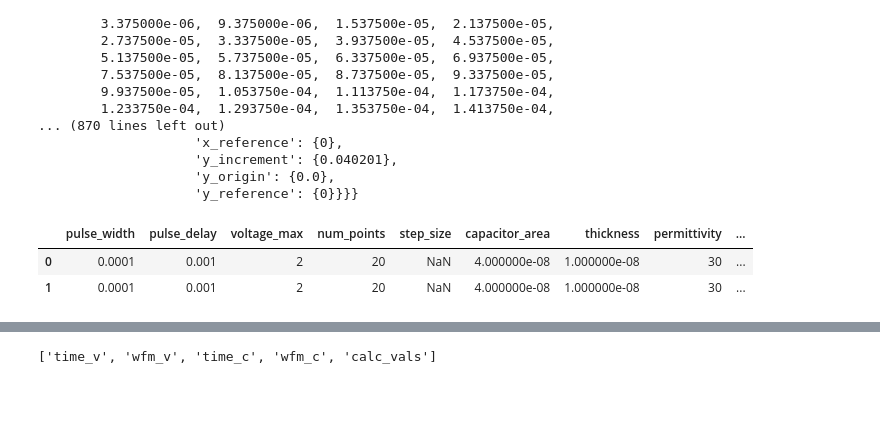
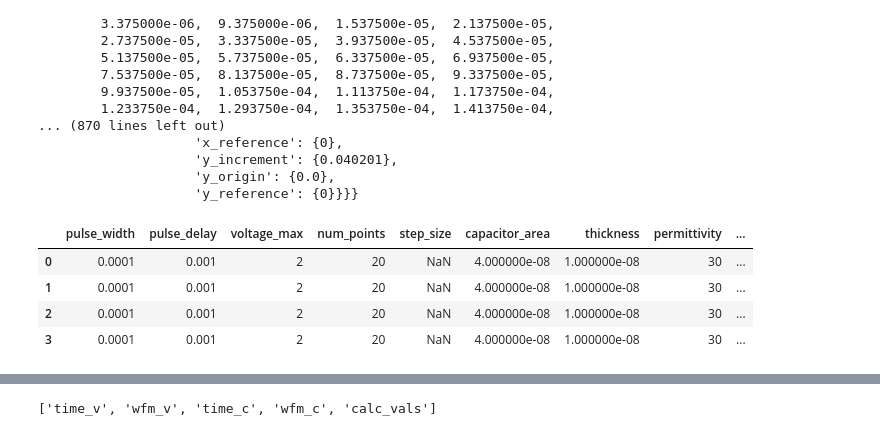
Before and after one commit to ElPsyKurisu/FE, a Jupyter notebook: PUND/Python/analysis.ipynb, the cells around one changed output, grey strips where cells are left out. Cells and saved outputs as stored; diff of their text form; code cells hidden in the pictures; blank space fills up the shorter version.

```diff
--- a/PUND/Python/analysis.ipynb
+++ b/PUND/Python/analysis.ipynb
@@ -53,9 +53,11 @@ data2
                     'y_origin': {0.0},
                     'y_reference': {0}}}}
 # %%
-data3 = dset.query("trial < 2")
+data3 = dset.query("trial < 4")
 data3
 # %% [output]
 |  | pulse_width | pulse_delay | voltage_max | num_points | step_size | capacitor_area | thickness | permittivity | ... |
 | 0 | 0.0001 | 0.001 | 2 | 20 | NaN | 4.000000e-08 | 1.000000e-08 | 30 | ... |
 | 1 | 0.0001 | 0.001 | 2 | 20 | NaN | 4.000000e-08 | 1.000000e-08 | 30 | ... |
+| 2 | 0.0001 | 0.001 | 2 | 20 | NaN | 4.000000e-08 | 1.000000e-08 | 30 | ... |
+| 3 | 0.0001 | 0.001 | 2 | 20 | NaN | 4.000000e-08 | 1.000000e-08 | 30 | ... |
```
Also changed, not shown: parts of 5 cells of this notebook, 1 other file.
